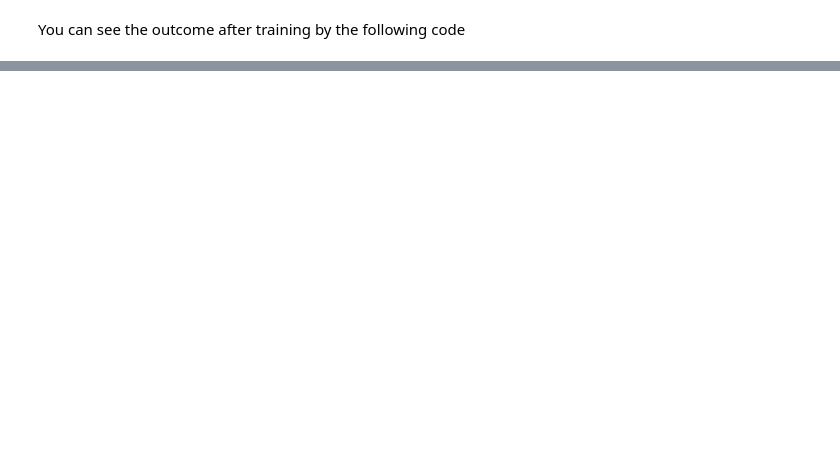
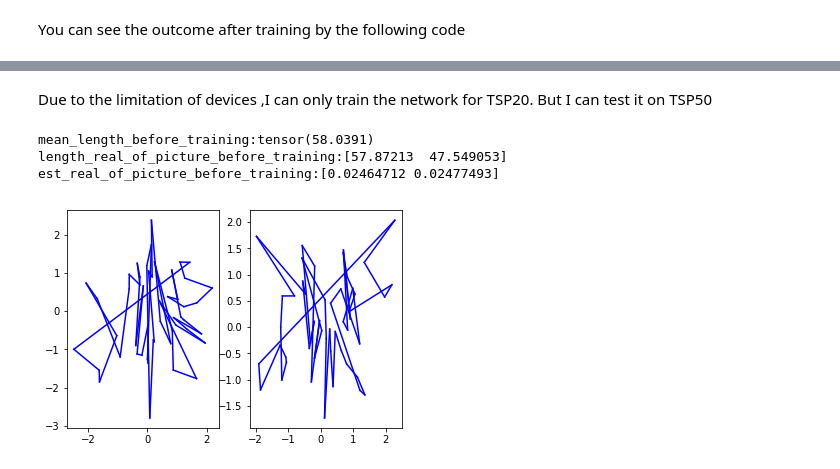
Before and after one commit to zhengsr3/Solving_Travelling_Salesman_Problem, a Jupyter notebook: Reinforcement_Learning_Pointer_Networks_TSP_Pytorch_visuallization.ipynb, the cells around one changed output, grey strips where cells are left out. Cells and saved outputs as stored; diff of their text form; code cells hidden in the pictures; blank space fills up the shorter version.

```diff
--- a/Reinforcement_Learning_Pointer_Networks_TSP_Pytorch_visuallization.ipynb
+++ b/Reinforcement_Learning_Pointer_Networks_TSP_Pytorch_visuallization.ipynb
@@ -55,0 +118,19 @@ roads[0:2,]
+# %% [markdown]
+Due to the limitation of devices ,I can only train the network for TSP20. But I can test it on TSP50
+# %%
+ptr_net50=Ptr_Net(hidden_size=128, embedding_size=128,dropout_p=0)
+critic_net50=Critic_Net()
+ptr_net50.apply(weights_init)
+critic_net50.apply(weights_init)
+points50=get_point(100,50,2)
+#data visualization before training
+roads50=ptr_net.get_road(points50)
+print('mean_length_before_training:'+str(torch.mean(get_length_sum(points50,roads50))))
+print('length_real_of_picture_before_training:'+str(get_length_sum(points50,roads50).numpy()[0:2]))
+print('est_real_of_picture_before_training:'+str(critic_net50(points50).detach().numpy()[0:2]))
+draw(points50,roads50)
+# %% [output]
+mean_length_before_training:tensor(58.0391)
+length_real_of_picture_before_training:[57.87213  47.549053]
+est_real_of_picture_before_training:[0.02464712 0.02477493]
+[figure, added]
```
Also changed, not shown: parts of 18 cells of this notebook, 6 other files.
